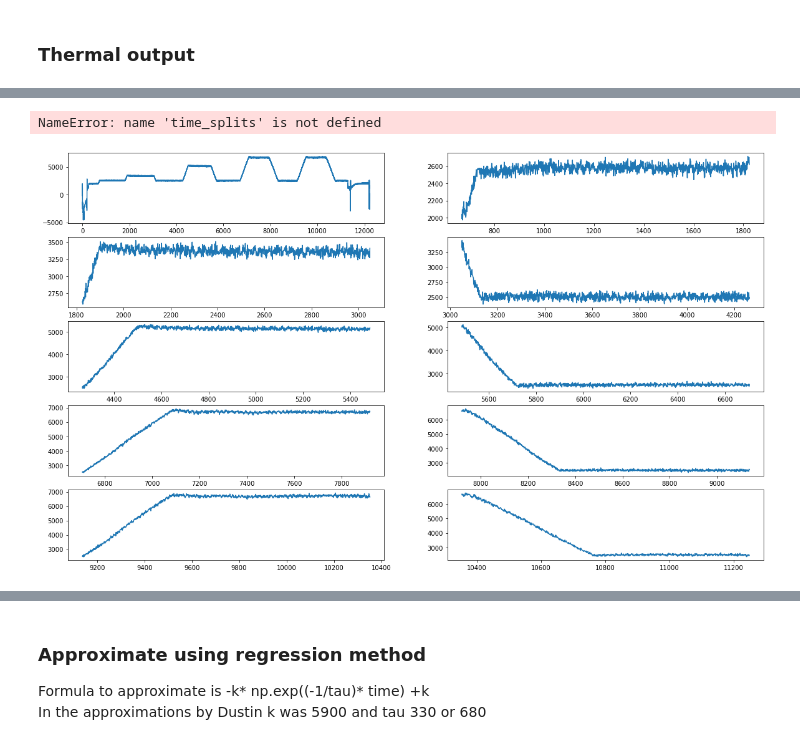
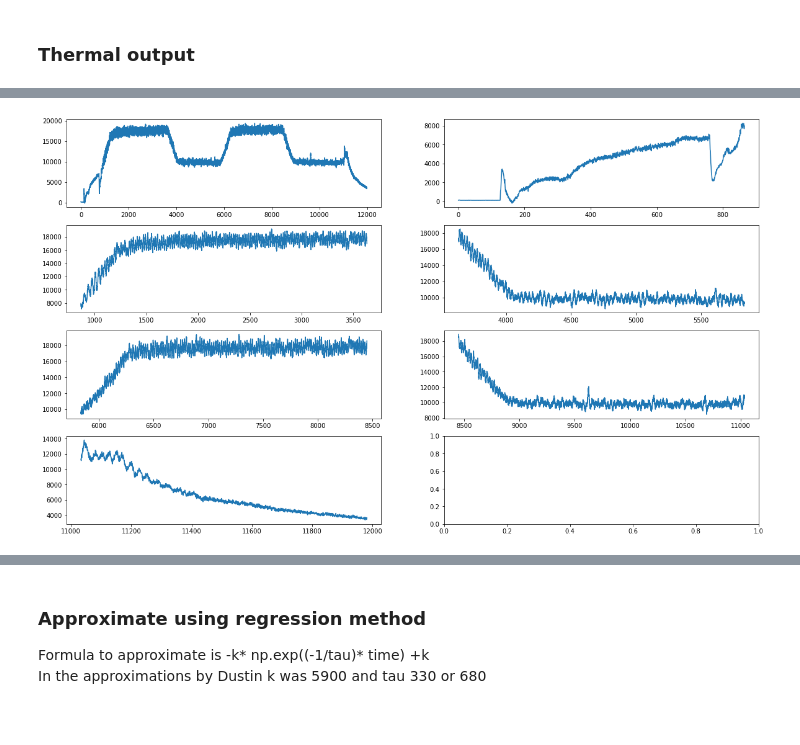
Before and after one commit to Energy-Theory-Guided-Data-Science/Gas-Turbine, a Jupyter notebook: Code/Theory_Comparison.ipynb, the cells around one changed output, grey strips where cells are left out. Drawn from its saved outputs; the diff is of its cells as text; code cells hidden in the pictures.

```diff
--- a/Code/Theory_Comparison.ipynb
+++ b/Code/Theory_Comparison.ipynb
@@ -53,8 +61,4 @@ def findBounds(dataTime, dataValue):
 # %%
-findBounds(input_data['time'], input_data['thermal'])
+findBounds(input_data['time'], input_data['th_power'])
 # %% [output]
-NameError: name 'time_splits' is not defined
+[figure, added]
-# %%
-findBounds(el_data['el_time_measures'], el_data['el_power'])
-# %% [output]
-[figure, removed]
```
Also changed, not shown: parts of 14 cells of this notebook, 3 other files.
